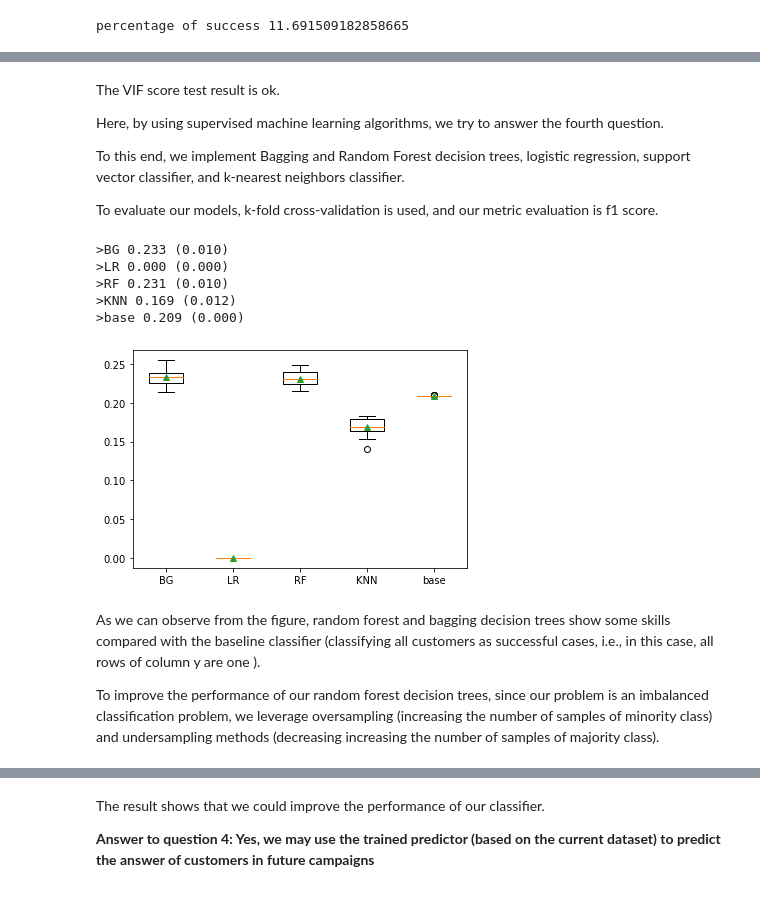
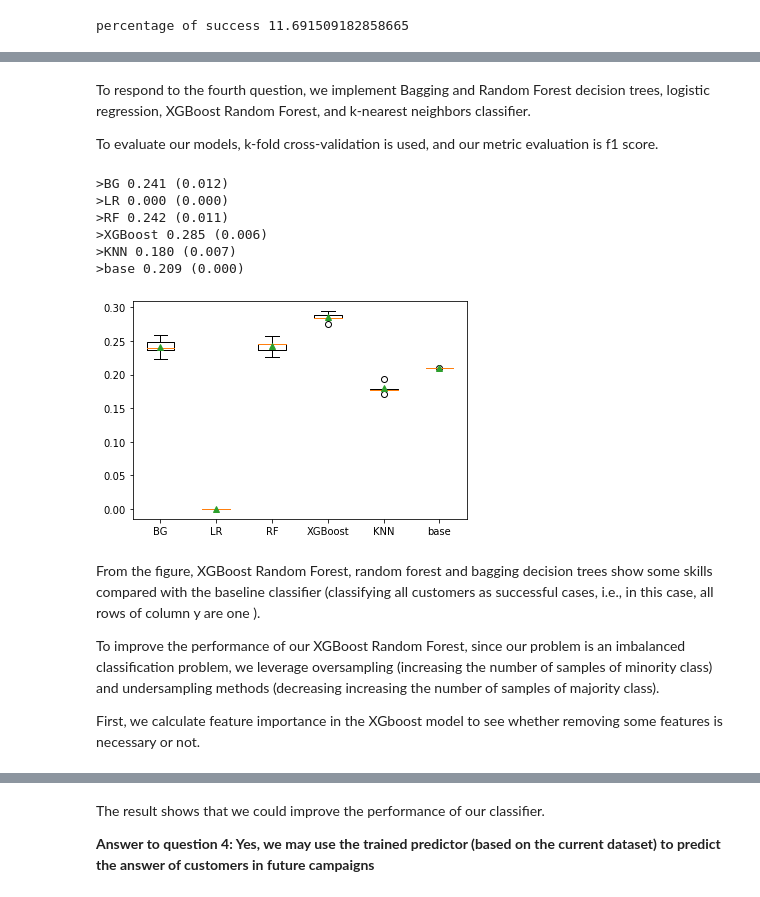
Before and after one commit to Simogh67/-Data-Analysis-Bank-Marketing-Dataset, a Jupyter notebook: Bank-marketing.ipynb, the cells around one changed output, grey strips where cells are left out. Cells and saved outputs as stored; diff of their text form; code cells hidden in the pictures.

Commit message:
necessary files have been added

```diff
--- a/Bank-marketing.ipynb
+++ b/Bank-marketing.ipynb
@@ -795,7 +798,11 @@ First of all, since we use logistic regression, we should check co-linearity bet
 # %%
-def calc_vif(X):
+def vif_truncator(X):
     # Calculating VIF
+    X_dataframe=pd.DataFrame(X)
     vif = pd.DataFrame()
-    vif["variables"] = X.columns
-    vif["VIF"] = [variance_inflation_factor(X.values, i) for i in range(X.shape[1])]
-    return(vif)
+    vif["variables"] = X_dataframe.columns
+    vif["VIF"] = [variance_inflation_factor(X_dataframe.values, i) for i in range(X_dataframe.shape[1])]
+    # removing rows where their vif values are larger than 2.6 from X
+    v_list=list(vif[vif.VIF > 2.6].variables)
+    X=np.delete(X, [i for i in v_list], 1)
+    return(X)
@@ -826,2 +808,0 @@ Therefore, we remove those columns, and again apply VIF score test.
-# %%
-X=np.delete(X, [11,13,14], 1)
@@ -848,9 +809,6 @@ calc_vif(pd.DataFrame(X))
 # %% [markdown]
-The VIF score test result is ok.
 
-Here, by using supervised machine learning algorithms, we try to answer the fourth question.
-
-To this end, we implement Bagging and Random Forest decision trees, logistic regression, support vector classifier, and k-nearest neighbors classifier.
+To respond to the fourth question, we implement Bagging and Random Forest decision trees, logistic regression, XGBoost Random Forest, and k-nearest neighbors classifier.
 
 To evaluate our models, k-fold cross-validation is used, and our metric evaluation is f1 score.
 # %%
@@ -874,6 +832,9 @@ def get_models():
     # RF
     models.append(RandomForestClassifier(n_estimators = 100, random_state = 42, n_jobs = -1))
     names.append('RF')
+    # XG boost
+    models.append(XGBRFClassifier(n_estimators = 500,scale_pos_weight=10))
+    names.append('XGBoost')
     # NB
     models.append(KNeighborsClassifier())
     names.append('KNN')
@@ -888,21 +849,30 @@ results = list()
 # %%
 # evaluate each model
 for i in range(len(models)):
-    scores=evaluate_model(X,y,models[i])
-    results.append(scores)
-    print('>%s %.3f (%.3f)' % (names[i], mean(scores), std(scores)))
+    if names[i]=='LR':
+        X_truncate=vif_truncator(X)
+        scores=evaluate_model(X_truncate,y,models[i])
+        results.append(scores)
+        print('>%s %.3f (%.3f)' % (names[i], mean(scores), std(scores)))
+    else:
+        scores=evaluate_model(X,y,models[i])
+        results.append(scores)
+        print('>%s %.3f (%.3f)' % (names[i], mean(scores), std(scores)))
 # plot the results
 plt.boxplot(results, labels=names, showmeans=True)
 plt.show()
 # %% [output]
->BG 0.233 (0.010)
+>BG 0.241 (0.012)
 >LR 0.000 (0.000)
->RF 0.231 (0.010)
->KNN 0.169 (0.012)
+>RF 0.242 (0.011)
+>XGBoost 0.285 (0.006)
+>KNN 0.180 (0.007)
 >base 0.209 (0.000)
-[figure, old version]
+[figure, new version]
 # %% [markdown]
-As we can observe from the figure, random forest and bagging decision trees show some skills compared with
+From the figure, XGBoost Random Forest, random forest and bagging decision trees show some skills compared with
 the baseline classifier (classifying all customers as successful cases, i.e., in this case, all rows of column y are one ).
 
-To improve the performance of our random forest decision trees, since our problem is an imbalanced classification problem, we leverage oversampling (increasing the number of samples of minority class) and undersampling methods (decreasing increasing the number of samples of majority class).
+To improve the performance of our XGBoost Random Forest, since our problem is an imbalanced classification problem, we leverage oversampling (increasing the number of samples of minority class) and undersampling methods (decreasing increasing the number of samples of majority class).
+
+First, we calculate feature importance in the XGboost model to see whether removing some features is necessary or not.
```
Also changed, not shown: parts of 9 cells of this notebook.
